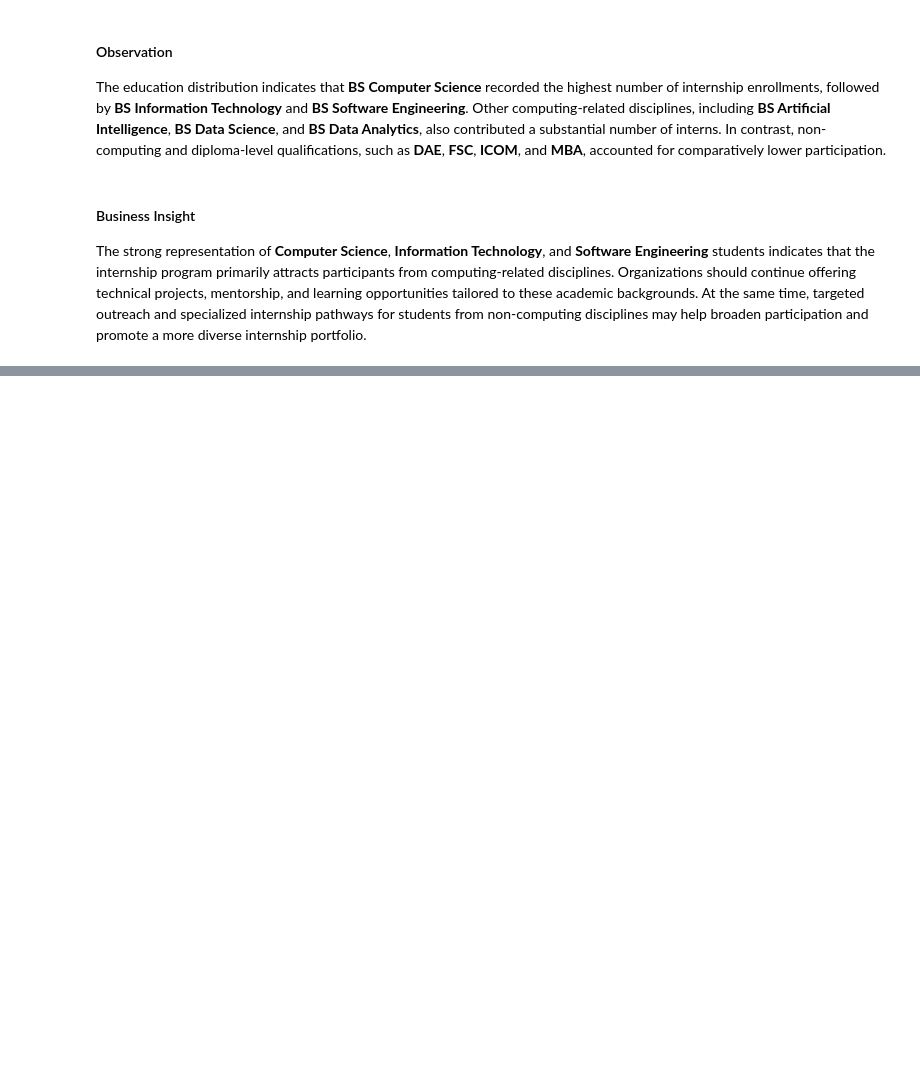
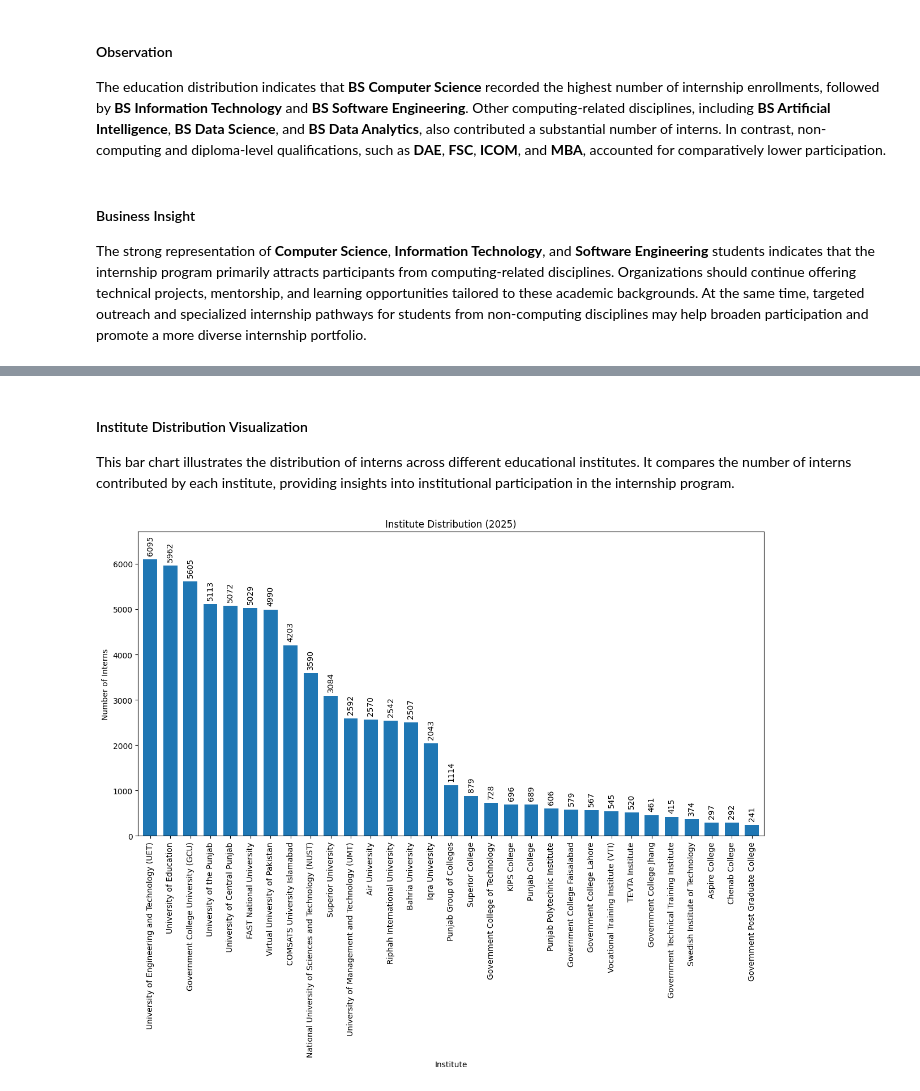
Before and after one commit to huzaifawaheed2/InterneePK-Data-Analyst-Internship, a Jupyter notebook: 01-internship-Program-Analysis/notebooks/internship_program_analysis.ipynb, the cells around one changed output, grey strips where cells are left out. Drawn from its saved outputs; the diff is of its cells as text; code cells hidden in the pictures; blank space fills up the shorter version.

```diff
--- a/01-internship-Program-Analysis/notebooks/internship_program_analysis.ipynb
+++ b/01-internship-Program-Analysis/notebooks/internship_program_analysis.ipynb
@@ -1091,0 +1096,9 @@ The strong representation of **Computer Science**, **Information Technology**, a
+# %%
+# Institute Distribution
+
+institute_distribution = (
+    internship_df["Institute"]
+    .value_counts()
+)
+
+institute_distribution
@@ -1091,0 +1123,47 @@ The strong representation of **Computer Science**, **Information Technology**, a
+# %% [markdown]
+#### Institute Distribution Visualization
+
+This bar chart illustrates the distribution of interns across different educational institutes. It compares the number of interns contributed by each institute, providing insights into institutional participation in the internship program.
+# %%
+# Institute Distribution Visualization
+
+# Create the bar chart
+ax = institute_distribution.plot(
+    kind="bar",
+    figsize=(12, 10),
+    width=0.7
+)
+
+# Add chart title
+plt.title("Institute Distribution (2025)")
+
+# Add axis labels
+plt.xlabel("Institute")
+plt.ylabel("Number of Interns")
+
+plt.ylim(0, institute_distribution.max() * 1.10)
+
+# Display data labels
+for container in ax.containers:
+    labels = ax.bar_label(
+        container,
+        padding=5
+    )
+
+    for label in labels:
+        label.set_rotation(90)
+
+# Adjust layout
+plt.tight_layout()
+
+# Save the figure
+# plt.savefig(
+#     "../outputs/figures/11_institute_distribution.png",
+#     dpi=300,
+#     bbox_inches="tight"
+# )
+
+# Display the chart
+plt.show()
+# %% [output]
+[figure, added]
```
Also changed, not shown: parts of 89 cells of this notebook.
